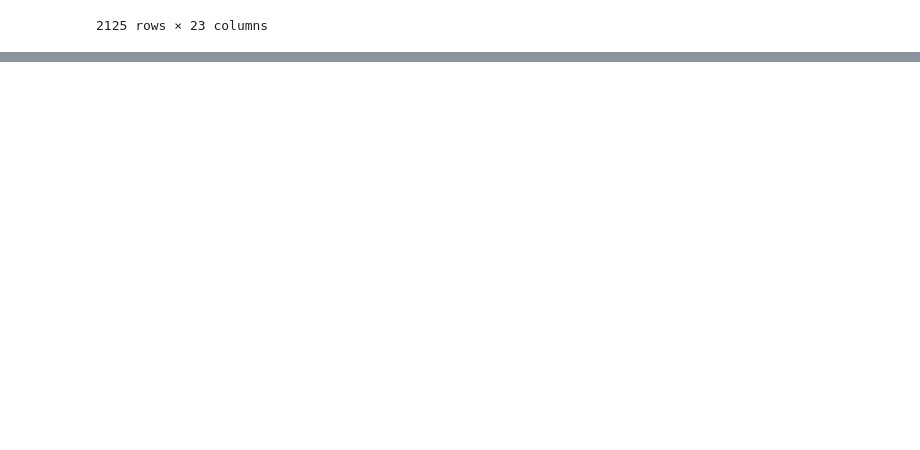
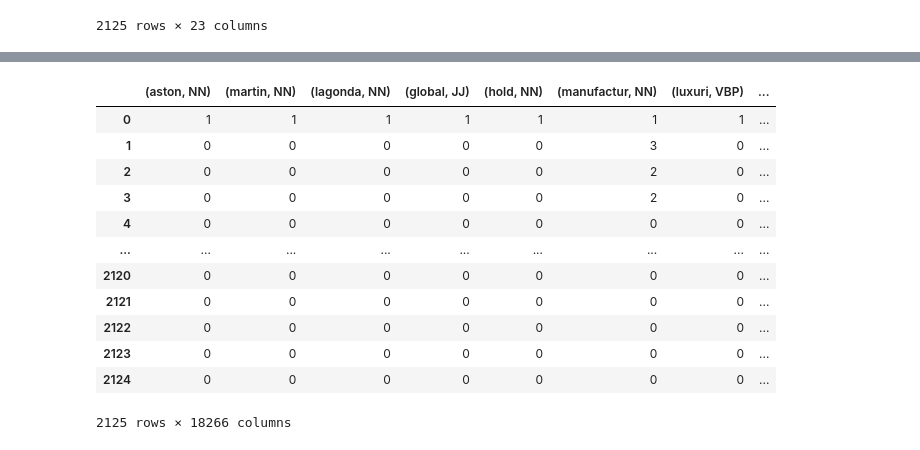
Before and after one commit to CSML1030/capstone, a Jupyter notebook: analysis.ipynb, the cells around one changed output, grey strips where cells are left out. Saved outputs shown, nothing was run; the diff lists cells and outputs as text; code cells hidden in the pictures; blank space fills up the shorter version.

Commit message:
Added bag of words and naive bayes

```diff
--- a/analysis.ipynb
+++ b/analysis.ipynb
@@ -263,0 +266,14 @@ training_df
+# %%
+# merge all tokens into 1 column of the DataFrame
+tokens_sr = []
+for desc_tokens, ind_tokens, key_tokens, metakey_tokens, metadesc_tokens in zip(training_df['description_tokens'], training_df['industry_tokens'], training_df['keyword_tokens'], training_df['metakeyword_tokens'], training_df['metadescription_tokens']):
+    tokens = []
+    tokens.extend(desc_tokens) if desc_tokens != [('nan', 'NN')] else False
+    tokens.extend(ind_tokens) if ind_tokens != [('nan', 'NN')] else False
+    tokens.extend(key_tokens) if key_tokens != [('nan', 'NN')] else False
+    tokens.extend(metakey_tokens) if metakey_tokens != [('nan', 'NN')] else False
+    tokens.extend(metadesc_tokens) if metadesc_tokens != [('nan', 'NN')] else False
+    tokens_sr.append(tokens)
+
+training_df['tokens'] = pd.Series(tokens_sr)
+training_df
@@ -263,0 +294,25 @@ training_df
+# %%
+# construct bag of words from tokens
+from collections import Counter
+
+bag_of_words = []
+for tokens in training_df['tokens']:
+    bag_of_words.append(Counter(tokens))
+
+bows_df = pd.DataFrame.from_records(bag_of_words)
+bows_df = bows_df.fillna(0).astype(int)
+bows_df
+# %% [output]
+|  | (aston, NN) | (martin, NN) | (lagonda, NN) | (global, JJ) | (hold, NN) | (manufactur, NN) | (luxuri, VBP) | ... |
+| 0 | 1 | 1 | 1 | 1 | 1 | 1 | 1 | ... |
+| 1 | 0 | 0 | 0 | 0 | 0 | 3 | 0 | ... |
+| 2 | 0 | 0 | 0 | 0 | 0 | 2 | 0 | ... |
+| 3 | 0 | 0 | 0 | 0 | 0 | 2 | 0 | ... |
+| 4 | 0 | 0 | 0 | 0 | 0 | 0 | 0 | ... |
+| ... | ... | ... | ... | ... | ... | ... | ... | ... |
+| 2120 | 0 | 0 | 0 | 0 | 0 | 0 | 0 | ... |
+| 2121 | 0 | 0 | 0 | 0 | 0 | 0 | 0 | ... |
+| 2122 | 0 | 0 | 0 | 0 | 0 | 0 | 0 | ... |
+| 2123 | 0 | 0 | 0 | 0 | 0 | 0 | 0 | ... |
+| 2124 | 0 | 0 | 0 | 0 | 0 | 0 | 0 | ... |
+2125 rows × 18266 columns
```
Also changed, not shown: parts of 5 cells of this notebook.
